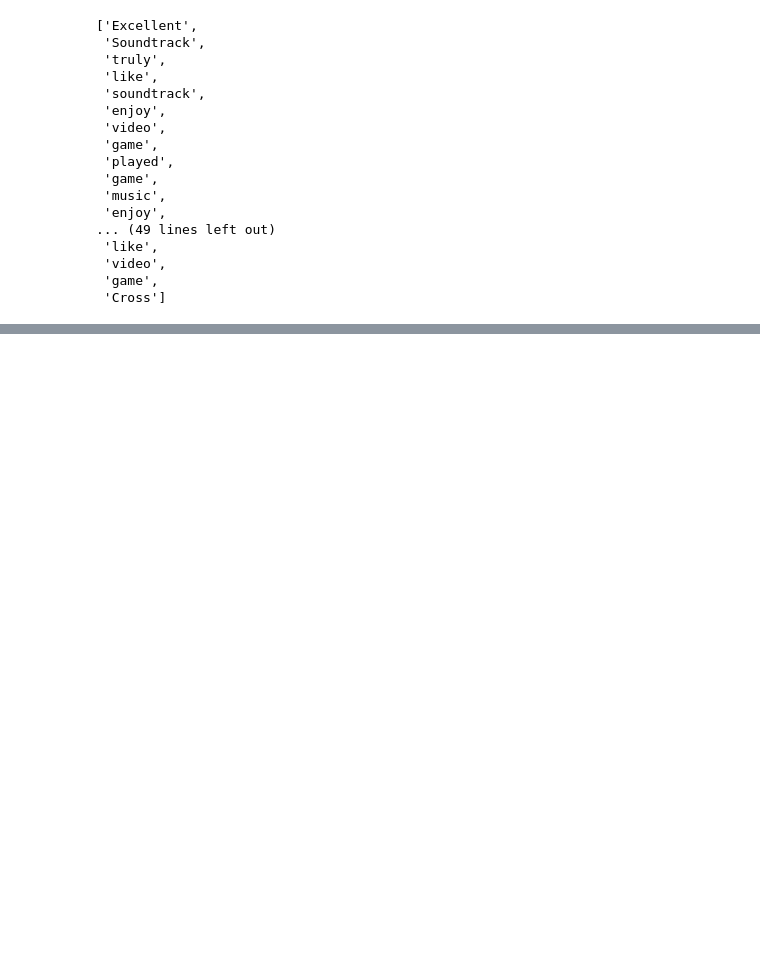
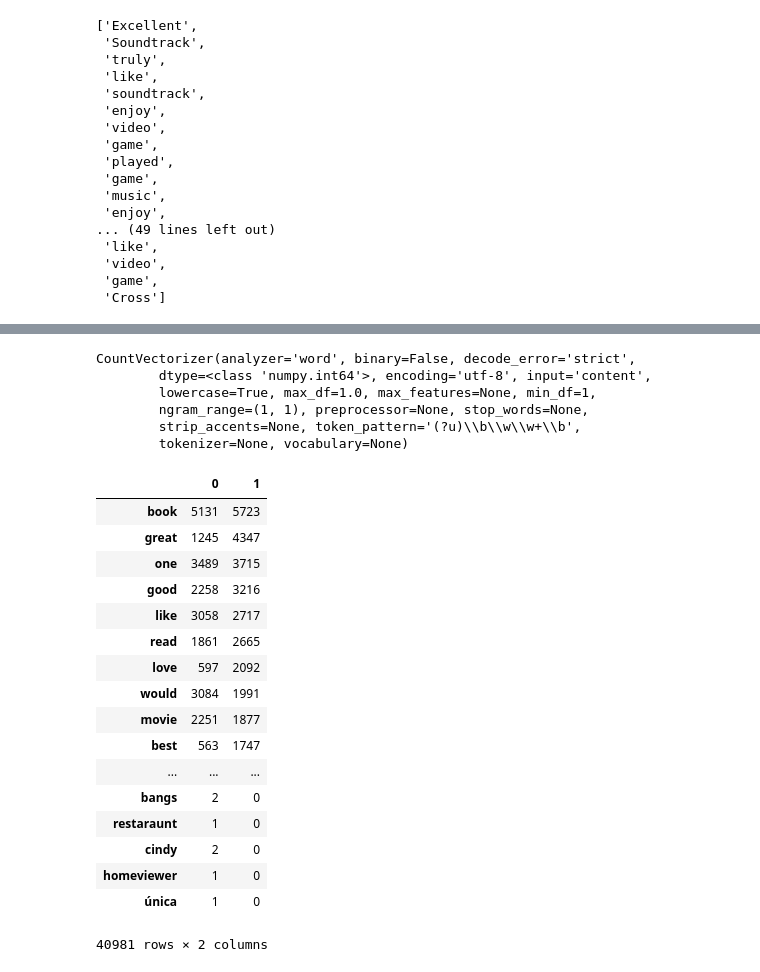
Before and after one commit to aminsmd/sentiment-analysis-amazon-reviews, a Jupyter notebook: Untitled.ipynb, the cells around one changed output, grey strips where cells are left out. Drawn from its saved outputs; the diff is of its cells as text; code cells hidden in the pictures; blank space fills up the shorter version.

Commit message:
countvectorizer and NB model added

```diff
--- a/Untitled.ipynb
+++ b/Untitled.ipynb
@@ -101,0 +110,3 @@ ValueError: Iterable over raw text documents expected, string object received.
+# %%
+negs_s,negs = remove_space(negs)
+pos_s,pos = remove_space(pos)
@@ -101,0 +153,35 @@ ValueError: Iterable over raw text documents expected, string object received.
+# %%
+countvectorizer = CountVectorizer()
+countvectorizer.fit([negs_s,pos_s])
+# %% [output]
+CountVectorizer(analyzer='word', binary=False, decode_error='strict',
+        dtype=<class 'numpy.int64'>, encoding='utf-8', input='content',
+        lowercase=True, max_df=1.0, max_features=None, min_df=1,
+        ngram_range=(1, 1), preprocessor=None, stop_words=None,
+        strip_accents=None, token_pattern='(?u)\\b\\w\\w+\\b',
+        tokenizer=None, vocabulary=None)
+# %%
+doc_vec = countvectorizer.transform([negs_s,pos_s])
+# %%
+df = pd.DataFrame(doc_vec.toarray().transpose(), index = countvectorizer.get_feature_names())
+# %%
+df.sort_values(1, ascending=False)
+# %% [output]
+|  | 0 | 1 |
+| book | 5131 | 5723 |
+| great | 1245 | 4347 |
+| one | 3489 | 3715 |
+| good | 2258 | 3216 |
+| like | 3058 | 2717 |
+| read | 1861 | 2665 |
+| love | 597 | 2092 |
+| would | 3084 | 1991 |
+| movie | 2251 | 1877 |
+| best | 563 | 1747 |
+| ... | ... | ... |
+| bangs | 2 | 0 |
+| restaraunt | 1 | 0 |
+| cindy | 2 | 0 |
+| homeviewer | 1 | 0 |
+| única | 1 | 0 |
+40981 rows × 2 columns
```
Also changed, not shown: parts of 9 cells of this notebook.
